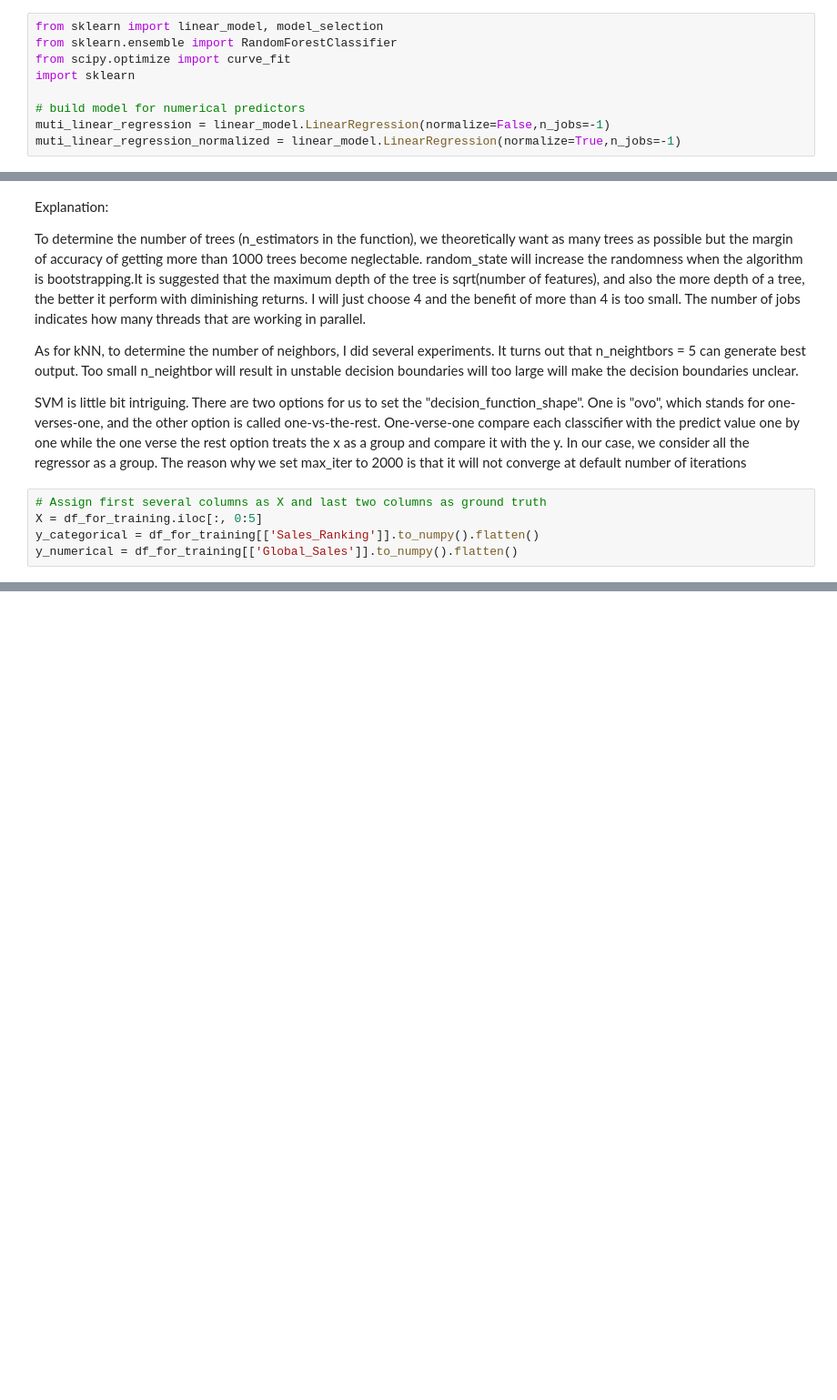
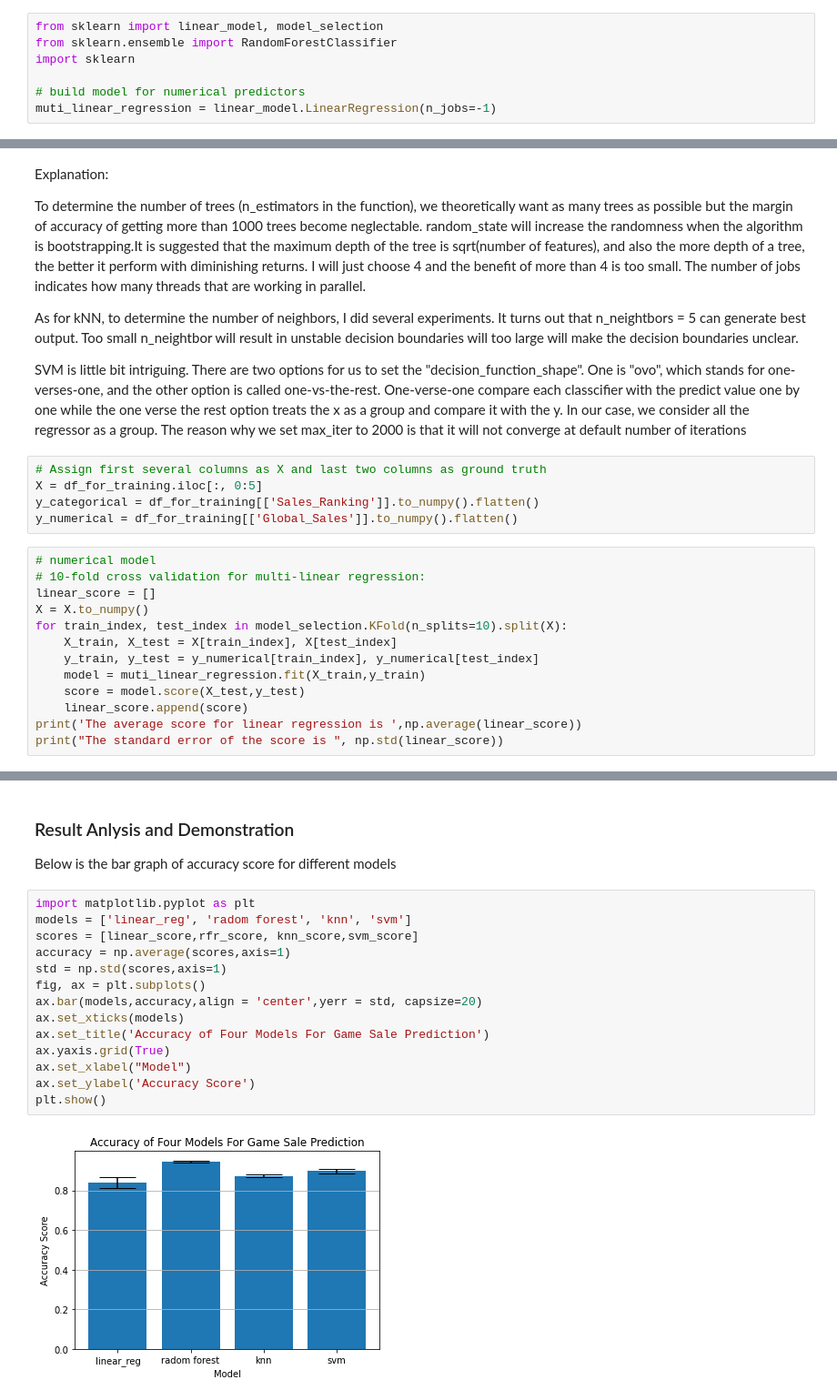
Before and after one commit to syKevinPeng/game_sale_analysis, a Jupyter notebook: game_sale_analysis.ipynb, the cells around one changed output, grey strips where cells are left out. Shown at 91% size. Drawn from its saved outputs; the diff is of its cells as text; blank space fills up the shorter version.

```diff
--- a/game_sale_analysis.ipynb
+++ b/game_sale_analysis.ipynb
@@ -217,9 +213,7 @@ We will use sklearn library for most of our training task. Non-linear regression
 # %%
 from sklearn import linear_model, model_selection
 from sklearn.ensemble import RandomForestClassifier
-from scipy.optimize import curve_fit
 import sklearn
 
 # build model for numerical predictors
-muti_linear_regression = linear_model.LinearRegression(normalize=False,n_jobs=-1)
-muti_linear_regression_normalized = linear_model.LinearRegression(normalize=True,n_jobs=-1)
+muti_linear_regression = linear_model.LinearRegression(n_jobs=-1)
@@ -254,3 +246,16 @@ as a group. The reason why we set max_iter to 2000 is that it will not converge
 X = df_for_training.iloc[:, 0:5]
 y_categorical = df_for_training[['Sales_Ranking']].to_numpy().flatten()
 y_numerical = df_for_training[['Global_Sales']].to_numpy().flatten()
+# %%
+# numerical model
+# 10-fold cross validation for multi-linear regression:
+linear_score = []
+X = X.to_numpy()
+for train_index, test_index in model_selection.KFold(n_splits=10).split(X):
+    X_train, X_test = X[train_index], X[test_index]
+    y_train, y_test = y_numerical[train_index], y_numerical[test_index]
+    model = muti_linear_regression.fit(X_train,y_train)
+    score = model.score(X_test,y_test)
+    linear_score.append(score)
+print('The average score for linear regression is ',np.average(linear_score))
+print("The standard error of the score is ", np.std(linear_score))
@@ -272,3 +281,22 @@ The average score for kNN is  0.8735466828271526
 The standard error of the score is  0.007593598713356333
 The average score for SVM is  0.8983963048427072
 The standard error of the score is  0.01175409018656301
+# %% [markdown]
+### Result Anlysis and Demonstration <a name="result-and-demon"></a>
+Below is the bar graph of accuracy score for different models
+# %%
+import matplotlib.pyplot as plt
+models = ['linear_reg', 'radom forest', 'knn', 'svm']
+scores = [linear_score,rfr_score, knn_score,svm_score]
+accuracy = np.average(scores,axis=1)
+std = np.std(scores,axis=1)
+fig, ax = plt.subplots()
+ax.bar(models,accuracy,align = 'center',yerr = std, capsize=20)
+ax.set_xticks(models)
+ax.set_title('Accuracy of Four Models For Game Sale Prediction')
+ax.yaxis.grid(True)
+ax.set_xlabel("Model")
+ax.set_ylabel('Accuracy Score')
+plt.show()
+# %% [output]
+[figure, added]
```
Also changed, not shown: parts of 14 cells of this notebook, 1 other file.
